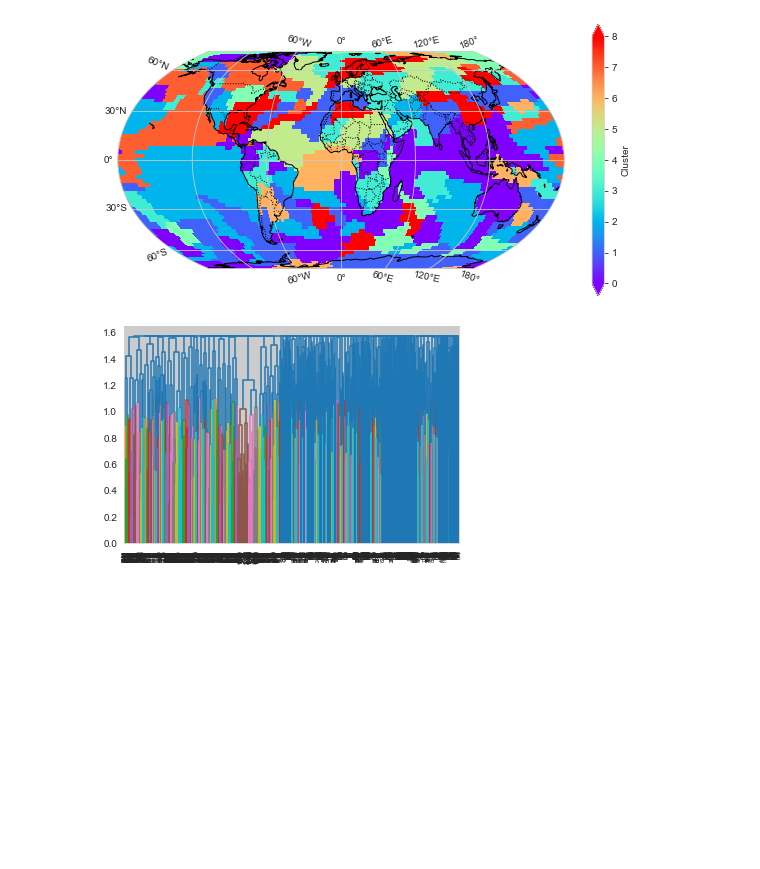
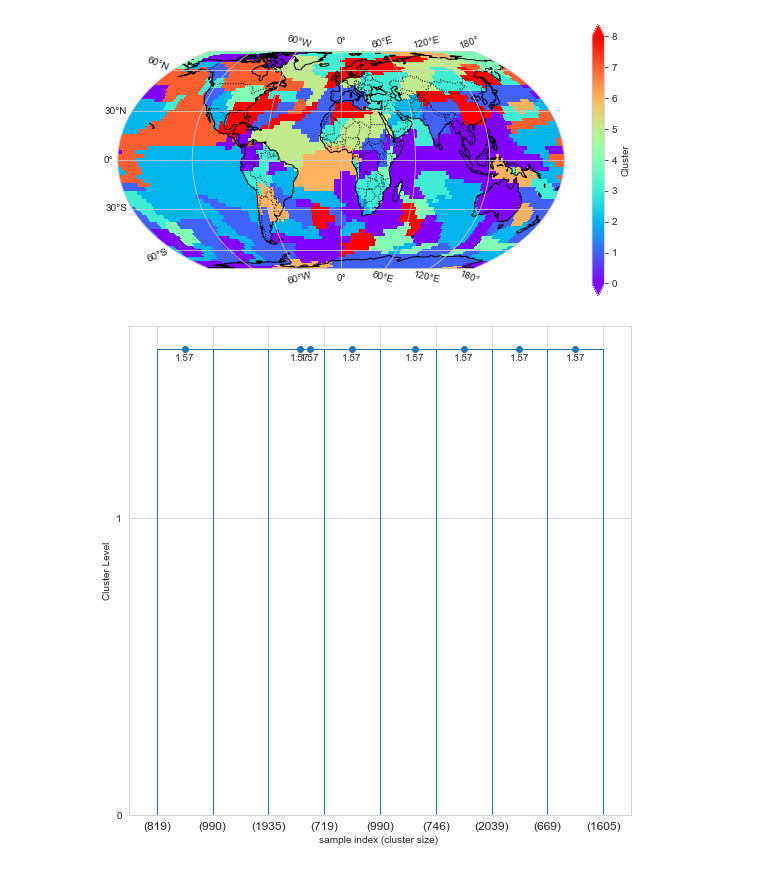
Before and after one commit to mlcs/seminar_ws22, a Jupyter notebook: 03_cn/climnet_t2m_global.ipynb, the cells around one changed output. Saved outputs shown, nothing was run; the diff lists cells and outputs as text; code cells hidden in the pictures; blank space fills up the shorter version.

Commit message:
Updated tutorial with examples and dendrogram.

```diff
--- a/03_cn/climnet_t2m_global.ipynb
+++ b/03_cn/climnet_t2m_global.ipynb
@@ -448,6 +459,9 @@ im = put.plot_map(cluster_map, bar=True,
 [figure]
 # %%
 reload(put)
-put.plot_dendrogram(model=model, truncate_mode="level", p=10.9)
+_ = put.fancy_dendrogram(model=model,
+                     truncate_mode="lastp",
+                     p=9
+                     )
 # %% [output]
-[figure, old version]
+[figure, new version]
```
Also changed, not shown: parts of 7 cells of this notebook, 5 other files.
